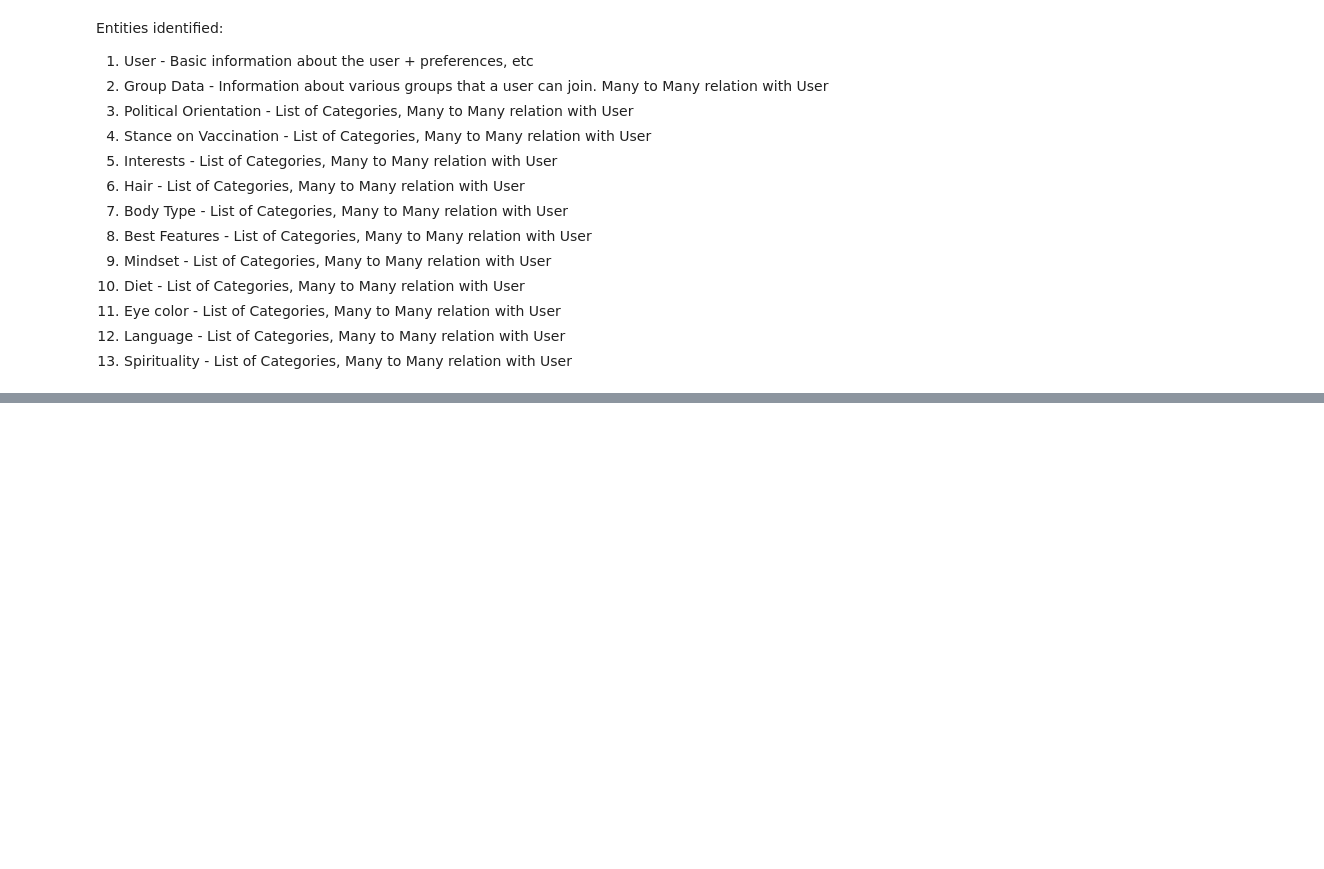
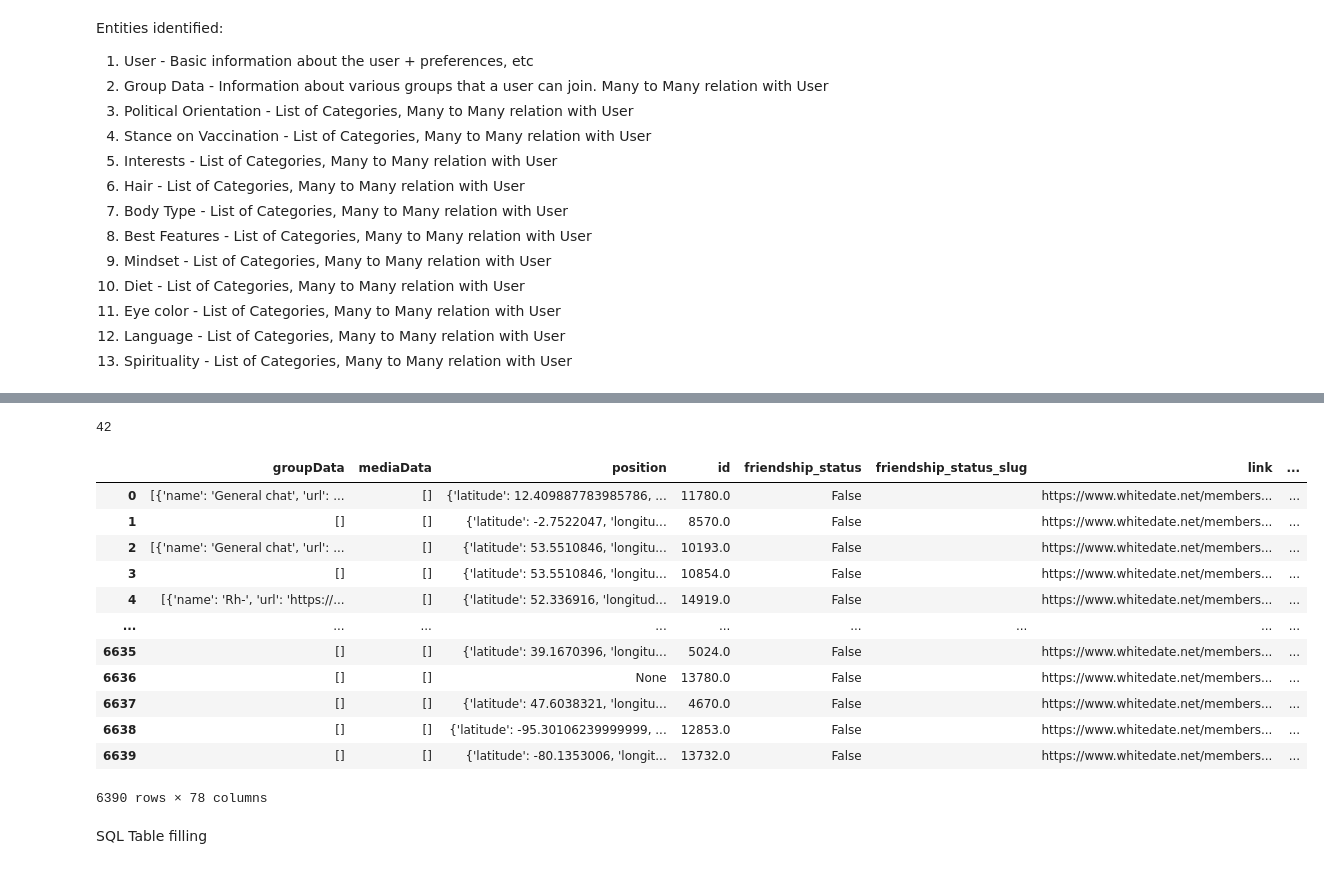
Before and after one commit to jinalpawar/DM-Project, a Jupyter notebook: eda.ipynb, the cells around one changed output, grey strips where cells are left out. Drawn from its saved outputs; the diff is of its cells as text; code cells hidden in the pictures; blank space fills up the shorter version.

```diff
--- a/eda.ipynb
+++ b/eda.ipynb
@@ -299,0 +349,3 @@ Entities identified:
+# %%
+users_flat["Groups"] = users_flat["groupData"].apply(lambda groups: [group["name"] for group in groups])
+users_flat["Groups"]
@@ -299,0 +434,28 @@ Entities identified:
+# %%
+from datetime import datetime, timedelta
+d = datetime.now()
+x = "1983-08-20 00:00:00"
+
+int((d - pd.to_datetime(x, format="%Y-%m-%d %H:%M:%S")).days/365)
+# %% [output]
+42
+# %%
+users_flat["Age_no"] = users_flat["Age"].apply(lambda age: int((datetime.now() - pd.to_datetime(age, format="%Y-%m-%d %H:%M:%S")).days/365) if isinstance(age, str) and len(age) > 4 else abs(int(age)) if isinstance(age, str) and age else None)
+# %%
+users_flat.fillna(None, inplace=True)
+# %% [output]
+|  | groupData | mediaData | position | id | friendship_status | friendship_status_slug | link | ... |
+| 0 | [{'name': 'General chat', 'url': ... | [] | {'latitude': 12.409887783985786, ... | 11780.0 | False |  | https://www.whitedate.net/members... | ... |
+| 1 | [] | [] | {'latitude': -2.7522047, 'longitu... | 8570.0 | False |  | https://www.whitedate.net/members... | ... |
+| 2 | [{'name': 'General chat', 'url': ... | [] | {'latitude': 53.5510846, 'longitu... | 10193.0 | False |  | https://www.whitedate.net/members... | ... |
+| 3 | [] | [] | {'latitude': 53.5510846, 'longitu... | 10854.0 | False |  | https://www.whitedate.net/members... | ... |
+| 4 | [{'name': 'Rh-', 'url': 'https://... | [] | {'latitude': 52.336916, 'longitud... | 14919.0 | False |  | https://www.whitedate.net/members... | ... |
+| ... | ... | ... | ... | ... | ... | ... | ... | ... |
+| 6635 | [] | [] | {'latitude': 39.1670396, 'longitu... | 5024.0 | False |  | https://www.whitedate.net/members... | ... |
+| 6636 | [] | [] | None | 13780.0 | False |  | https://www.whitedate.net/members... | ... |
+| 6637 | [] | [] | {'latitude': 47.6038321, 'longitu... | 4670.0 | False |  | https://www.whitedate.net/members... | ... |
+| 6638 | [] | [] | {'latitude': -95.30106239999999, ... | 12853.0 | False |  | https://www.whitedate.net/members... | ... |
+| 6639 | [] | [] | {'latitude': -80.1353006, 'longit... | 13732.0 | False |  | https://www.whitedate.net/members... | ... |
+6390 rows × 78 columns
+# %% [markdown]
+SQL Table filling
```
Also changed, not shown: parts of 29 cells of this notebook, 11 other files.
